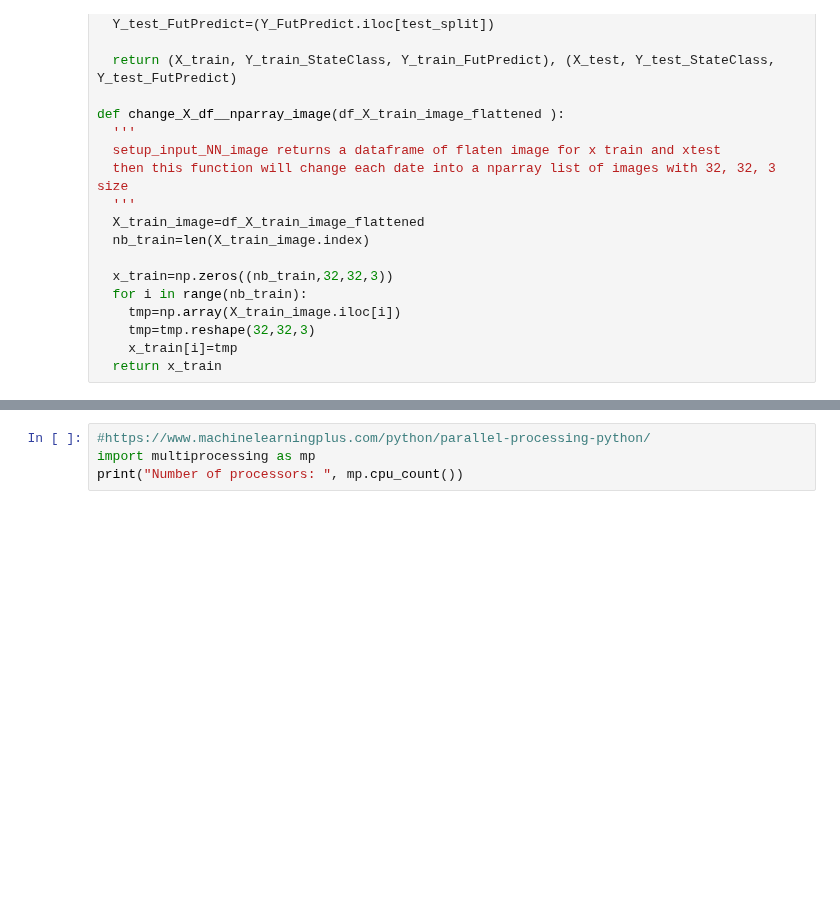
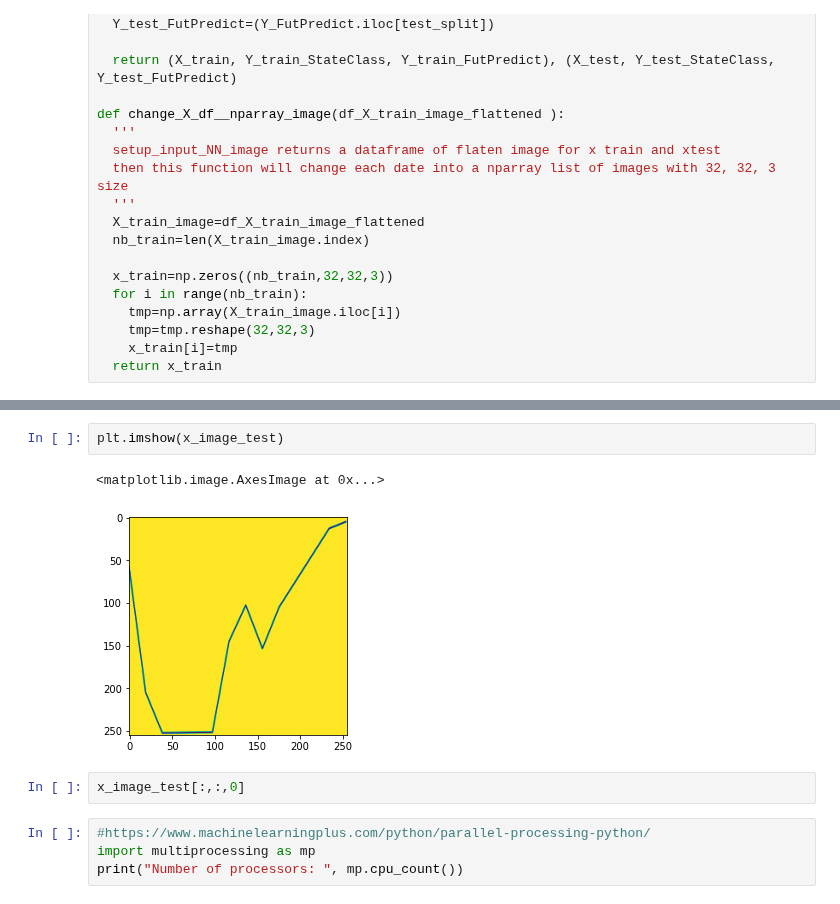
Before and after one commit to imiled/DL_Tools_For_Finance, a Jupyter notebook: Transfert_Learning_Reload_SP500.ipynb, the cells around one changed output, grey strips where cells are left out. Drawn from its saved outputs; the diff is of its cells as text; blank space fills up the shorter version.

```diff
--- a/Transfert_Learning_Reload_SP500.ipynb
+++ b/Transfert_Learning_Reload_SP500.ipynb
@@ -570,3 +574,10 @@ x_image_test.shape
+# %%
+plt.imshow(x_image_test)
+# %% [output]
+<matplotlib.image.AxesImage at 0x...>
+[figure, added]
+# %%
+x_image_test[:,:,0]
 # %%
 #https://www.machinelearningplus.com/python/parallel-processing-python/
 import multiprocessing as mp
```
Also changed, not shown: parts of 4 cells of this notebook.
